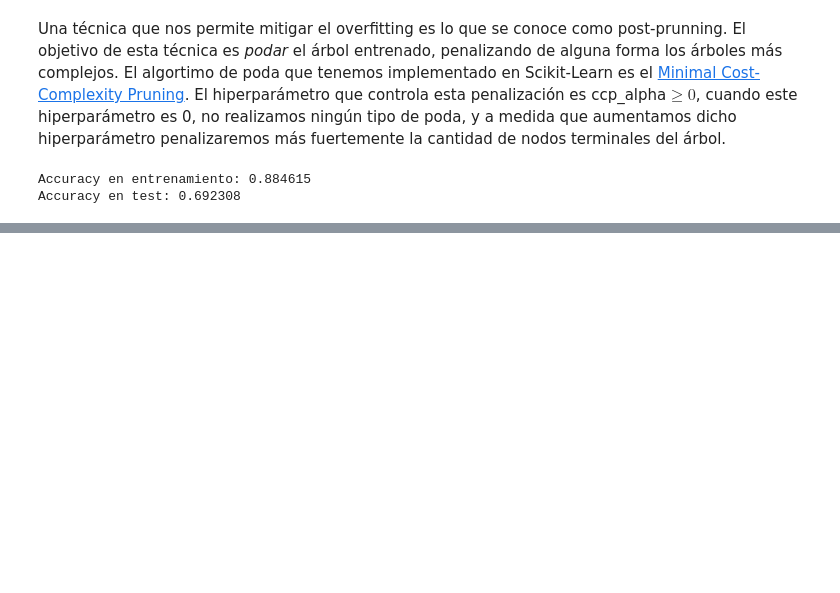
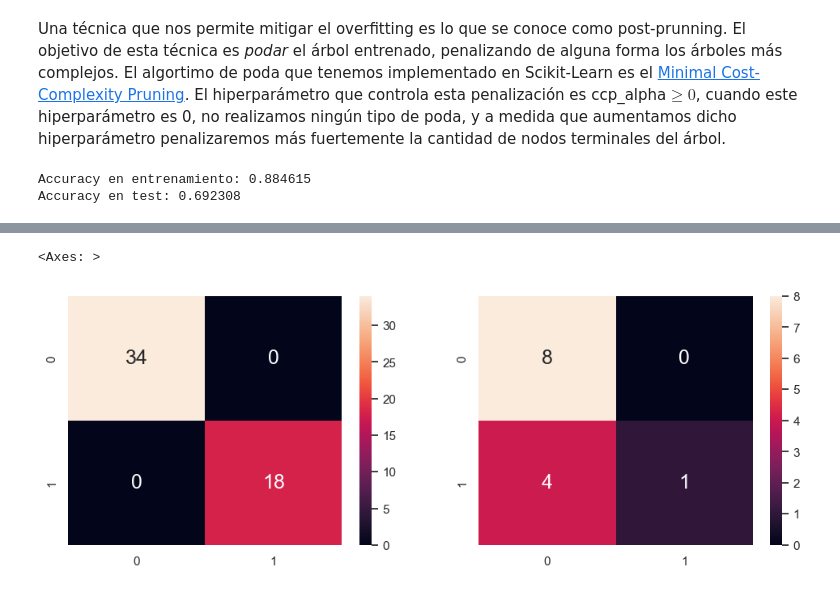
Before and after one commit to brainhack-school2023/galvan_project, a Jupyter notebook: src/modelo.ipynb, the cells around one changed output, grey strips where cells are left out. Cells and saved outputs as stored; diff of their text form; code cells hidden in the pictures; blank space fills up the shorter version.

```diff
--- a/src/modelo.ipynb
+++ b/src/modelo.ipynb
@@ -312,0 +313,20 @@ Image(graph.create_png())
+# %%
+import numpy as np
+import pandas as pd
+import seaborn as sb
+import matplotlib.pyplot as plt
+sb.set()
+dectree = DecisionTreeClassifier(max_depth = 4)
+dectree.fit(X_scaled, y_train)
+
+y_train_pred = dectree.predict(X_scaled)
+y_test_pred = dectree.predict(X_test_scaled)
+
+f, axes = plt.subplots(1,2,figsize=(12,4))
+sb.heatmap(confusion_matrix(y_train, y_train_pred),
+          annot = True, fmt=".0f", annot_kws={"size":18}, ax=axes[0])
+sb.heatmap(confusion_matrix(y_test, y_test_pred),
+          annot = True, fmt=".0f", annot_kws={"size":18}, ax=axes[1])
+# %% [output]
+<Axes: >
+[figure, added]
```
Also changed, not shown: parts of 13 cells of this notebook, 1 other file.
